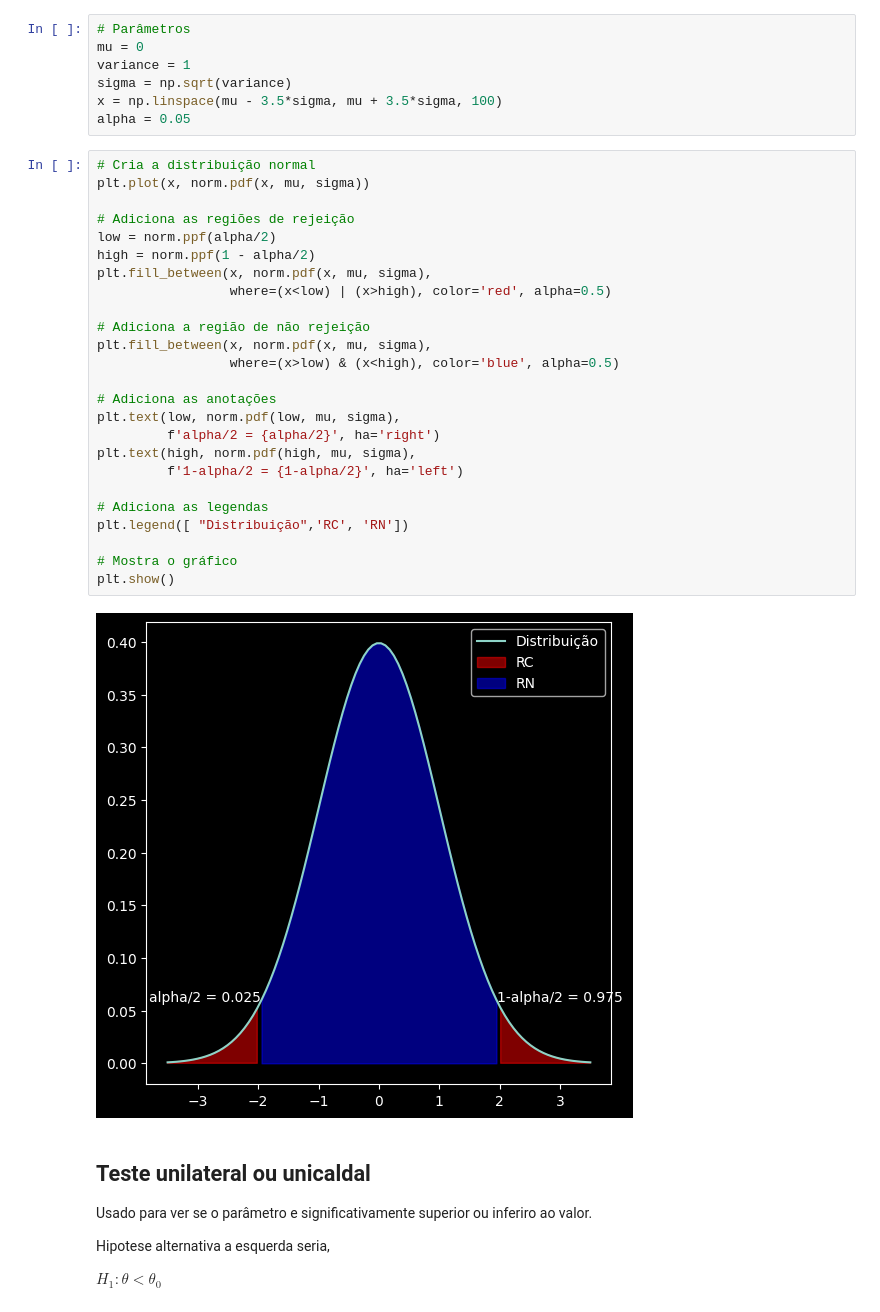
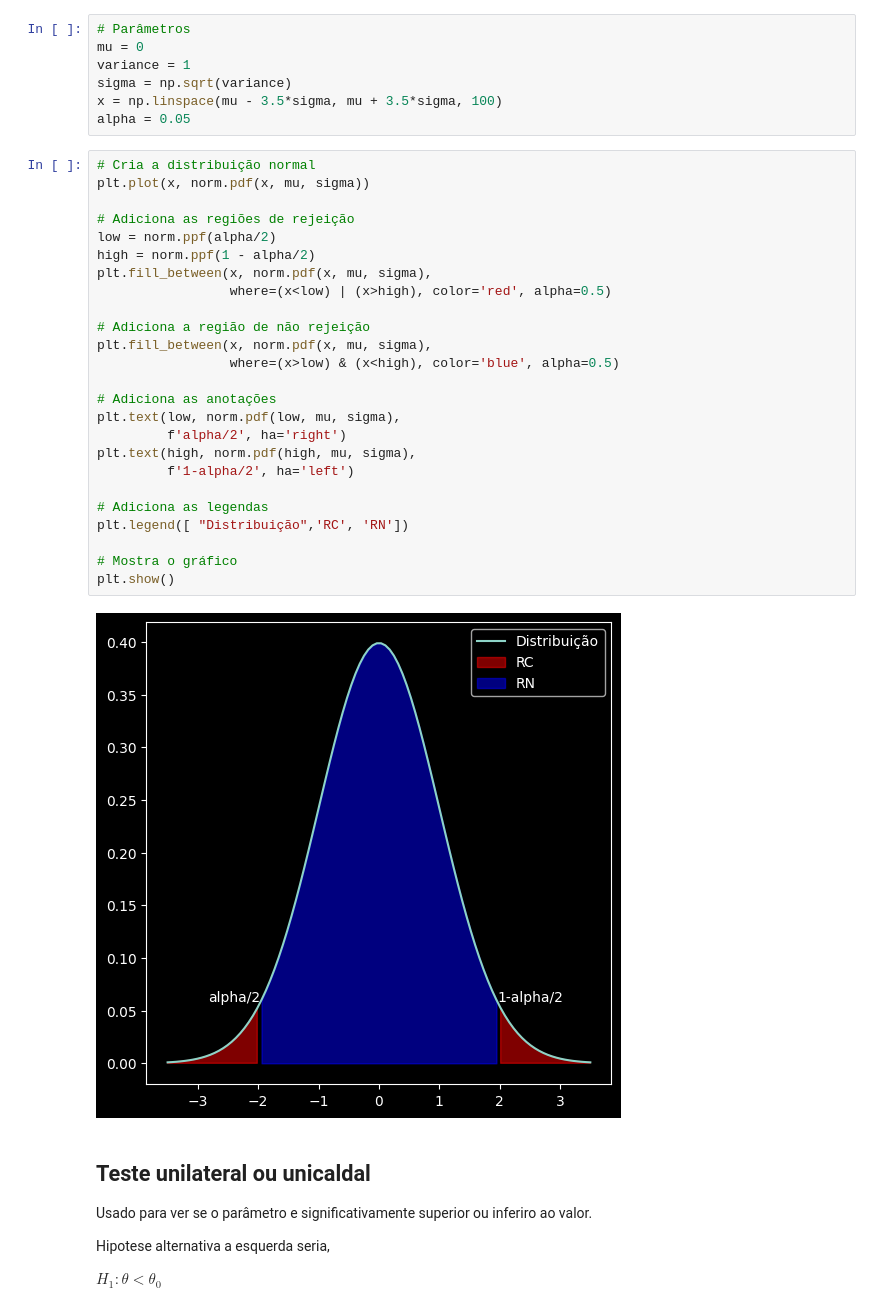
Before and after one commit to jvataidee/ManualdeAnalisedeDadosPython, a Jupyter notebook: cap7_teste_hipotese.ipynb, the cells around one changed output. Drawn from its saved outputs; the diff is of its cells as text.

```diff
--- a/cap7_teste_hipotese.ipynb
+++ b/cap7_teste_hipotese.ipynb
@@ -54,30 +54,30 @@ alpha = 0.05
 # %%
 # Cria a distribuição normal
 plt.plot(x, norm.pdf(x, mu, sigma))
 
 # Adiciona as regiões de rejeição
 low = norm.ppf(alpha/2)
 high = norm.ppf(1 - alpha/2)
 plt.fill_between(x, norm.pdf(x, mu, sigma),
                  where=(x<low) | (x>high), color='red', alpha=0.5)
 
 # Adiciona a região de não rejeição
 plt.fill_between(x, norm.pdf(x, mu, sigma),
                  where=(x>low) & (x<high), color='blue', alpha=0.5)
 
 # Adiciona as anotações
 plt.text(low, norm.pdf(low, mu, sigma),
-         f'alpha/2 = {alpha/2}', ha='right')
+         f'alpha/2', ha='right')
 plt.text(high, norm.pdf(high, mu, sigma),
-         f'1-alpha/2 = {1-alpha/2}', ha='left')
+         f'1-alpha/2', ha='left')
 
 # Adiciona as legendas
 plt.legend([ "Distribuição",'RC', 'RN'])
 
 # Mostra o gráfico
 plt.show()
 # %% [output]
-[figure, old version]
+[figure, new version]
 # %% [markdown]
 ## **Teste unilateral ou unicaldal**
 
```
Also changed, not shown: parts of 2 cells of this notebook.
